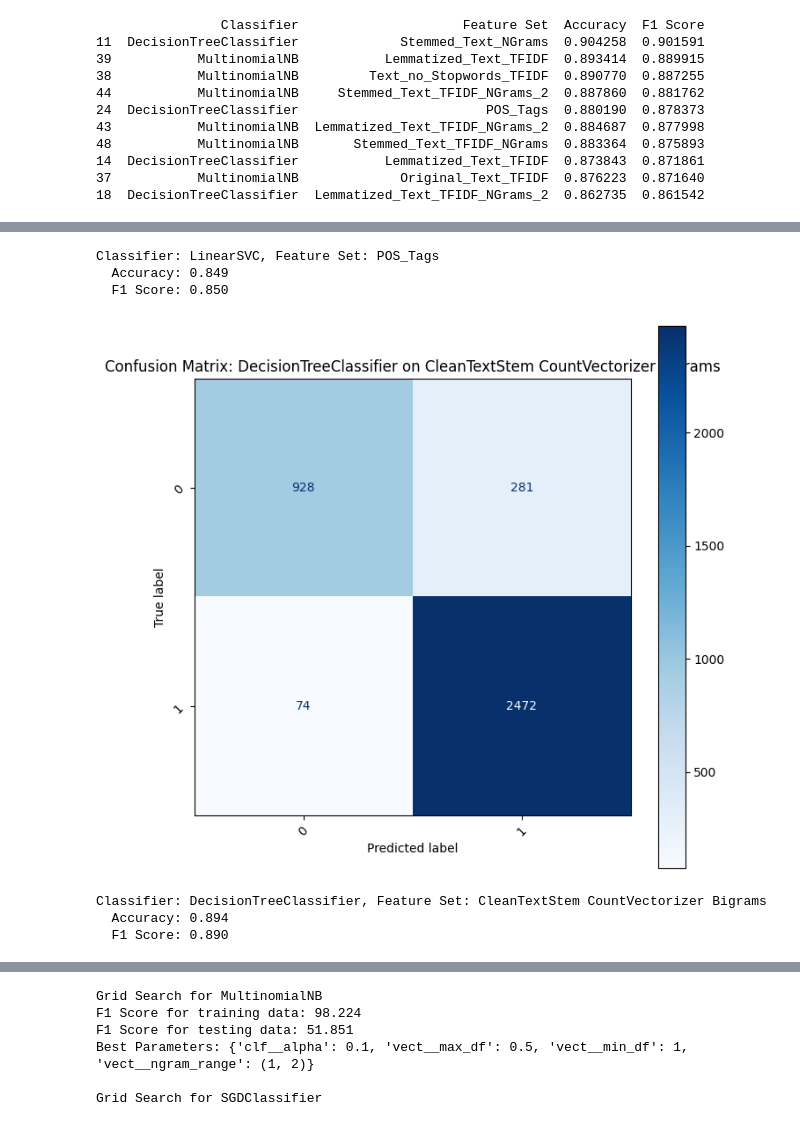
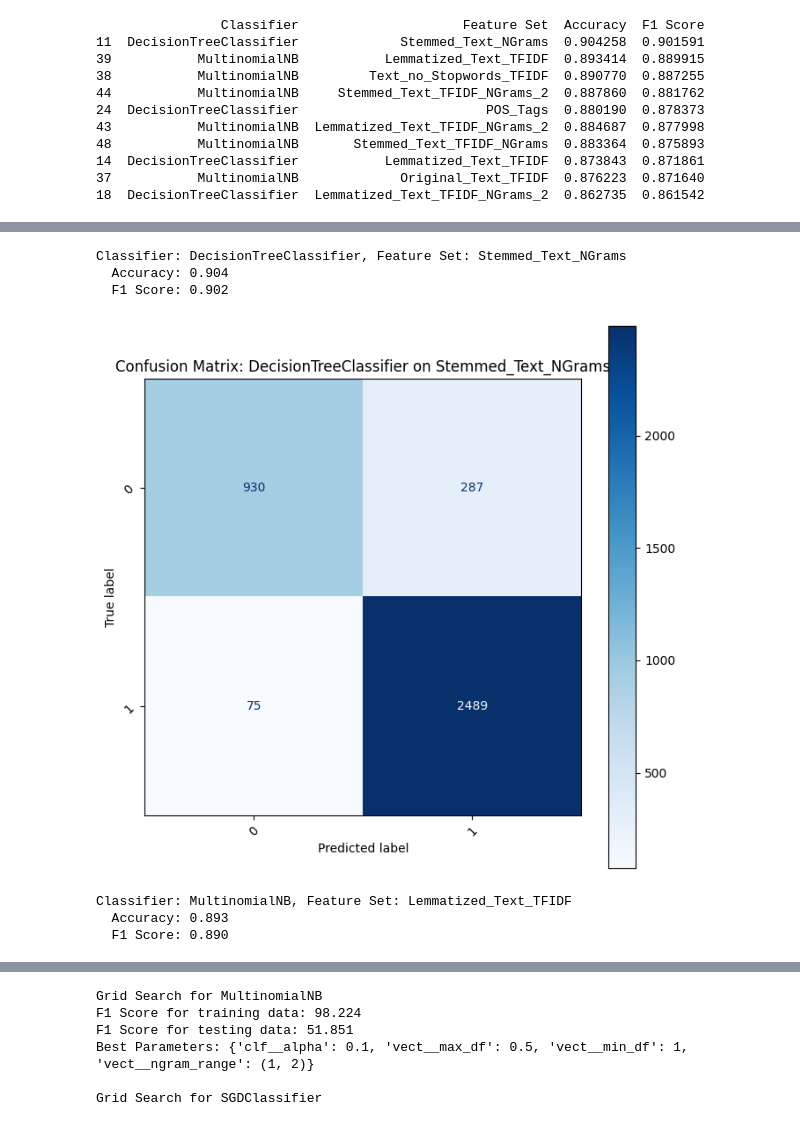
Before and after one commit to JTidbury2/FalseTweetClassifier, a Jupyter notebook: Source_code.ipynb, the cells around one changed output, grey strips where cells are left out. Saved outputs shown, nothing was run; the diff lists cells and outputs as text; code cells hidden in the pictures.

```diff
--- a/Source_code.ipynb
+++ b/Source_code.ipynb
@@ -1349,3 +1396,41 @@ print(top_10_results)
 14  DecisionTreeClassifier           Lemmatized_Text_TFIDF  0.873843  0.871861
 37           MultinomialNB             Original_Text_TFIDF  0.876223  0.871640
 18  DecisionTreeClassifier  Lemmatized_Text_TFIDF_NGrams_2  0.862735  0.861542
+# %%
+from sklearn.preprocessing import MinMaxScaler
+# Store results
+results = []
+n_components= 500
+# Iterate over classifiers and feature sets
+for clf_name, clf in classifiers.items():
+    for fs_name, (feature_column, vectorizer) in feature_sets.items():
+        # Prepare training and testing data
+        train_features = vectorizer.fit_transform(training_data[feature_column])
+        test_features = vectorizer.transform(testing_data[feature_column])
+
+        # Create a pipeline with dimensional reduction
+        pipeline = Pipeline([
+            ('dimension_reduction', TruncatedSVD(n_components=n_components)),
+            ('scaling', MinMaxScaler()),
+            ('classifier', clf)
+        ])
+
+        # Fit the classifier
+        pipeline.fit(train_features, training_label)
+
+        # Predict and calculate scores
+        pred = pipeline.predict(test_features)
+        accuracy = accuracy_score(testing_label, pred)
+        f1 = f1_score(testing_label, pred, average='weighted')
+
+        # Store results
+        results.append((clf_name, fs_name, accuracy, f1))
+
+        # Print results
+        print(f"Classifier: {clf_name}, Feature Set: {fs_name}")
+        print(f"  Accuracy: {accuracy:.3f}")
+        print(f"  F1 Score: {f1:.3f}\n")
+
+# Convert the results to a DataFrame for easier analysis and visualization
+results_df = pd.DataFrame(results, columns=['Classifier', 'Feature Set', 'Accuracy', 'F1 Score'])
+print(results_df)
@@ -1352,9 +1549,11 @@ print(top_10_results)
 # %%
-vectorizer = CountVectorizer(ngram_range=(1, 2))
+vectorizer = CountVectorizer(ngram_range=(1, 3))
 feature_column = "cleanTextStem"
 clf = DecisionTreeClassifier(random_state=0)
 train_features = vectorizer.fit_transform(training_data[feature_column])
 test_features = vectorizer.transform(testing_data[feature_column])
+clf_name = "DecisionTreeClassifier"
+fs_name = "Stemmed_Text_NGrams"
 
 # Create a pipeline
 pipeline = Pipeline([
@@ -1377,48 +1576,47 @@ print(f"Classifier: {clf_name}, Feature Set: {fs_name}")
 print(f"  Accuracy: {accuracy:.3f}")
 print(f"  F1 Score: {f1:.3f}\n")
 # %% [output]
-Classifier: LinearSVC, Feature Set: POS_Tags
-  Accuracy: 0.849
-  F1 Score: 0.850
+Classifier: DecisionTreeClassifier, Feature Set: Stemmed_Text_NGrams
+  Accuracy: 0.904
+  F1 Score: 0.902
 # %%
 from sklearn.metrics import confusion_matrix, ConfusionMatrixDisplay
 import matplotlib.pyplot as plt
 
 # Assuming the existence of predefined variables: training_data, testing_data, training_label, testing_label
 
 # We will use placeholder values for clf_name and fs_name since they are referenced in the code but not defined
-clf_name = 'DecisionTreeClassifier'
-fs_name = 'CleanTextStem CountVectorizer Bigrams'
-
 # Generate the confusion matrix
 cm = confusion_matrix(testing_label, pred)
 
 # Create a figure to display the confusion matrix
 fig, ax = plt.subplots(figsize=(8, 8))
 
 # Create the Confusion Matrix Display object
 disp = ConfusionMatrixDisplay(confusion_matrix=cm)
 
 # Use the `plot` method to display the confusion matrix
 disp.plot(cmap=plt.cm.Blues, ax=ax)
 
 # Customize the display
 ax.set_title(f'Confusion Matrix: {clf_name} on {fs_name}')
 plt.xticks(rotation=45)
 plt.yticks(rotation=45)
 ax.set_ylabel('True label')
 ax.set_xlabel('Predicted label')
 
 # Show the plot
 plt.show()
 # %% [output]
-[figure, old version]
+[figure, new version]
 # %%
 vectorizer = TfidfVectorizer()
 feature_column = "cleanTextLem"
 clf = MultinomialNB()
 train_features = vectorizer.fit_transform(training_data[feature_column])
 test_features = vectorizer.transform(testing_data[feature_column])
+clf_name = "MultinomialNB"
+fs_name = "Lemmatized_Text_TFIDF"
 
 # Create a pipeline
 pipeline = Pipeline([
@@ -1441,8 +1639,8 @@ print(f"Classifier: {clf_name}, Feature Set: {fs_name}")
 print(f"  Accuracy: {accuracy:.3f}")
 print(f"  F1 Score: {f1:.3f}\n")
 # %% [output]
-Classifier: DecisionTreeClassifier, Feature Set: CleanTextStem CountVectorizer Bigrams
-  Accuracy: 0.894
+Classifier: MultinomialNB, Feature Set: Lemmatized_Text_TFIDF
+  Accuracy: 0.893
   F1 Score: 0.890
 # %%
 from sklearn.metrics import confusion_matrix, ConfusionMatrixDisplay
```
Also changed, not shown: parts of 40 cells of this notebook.
